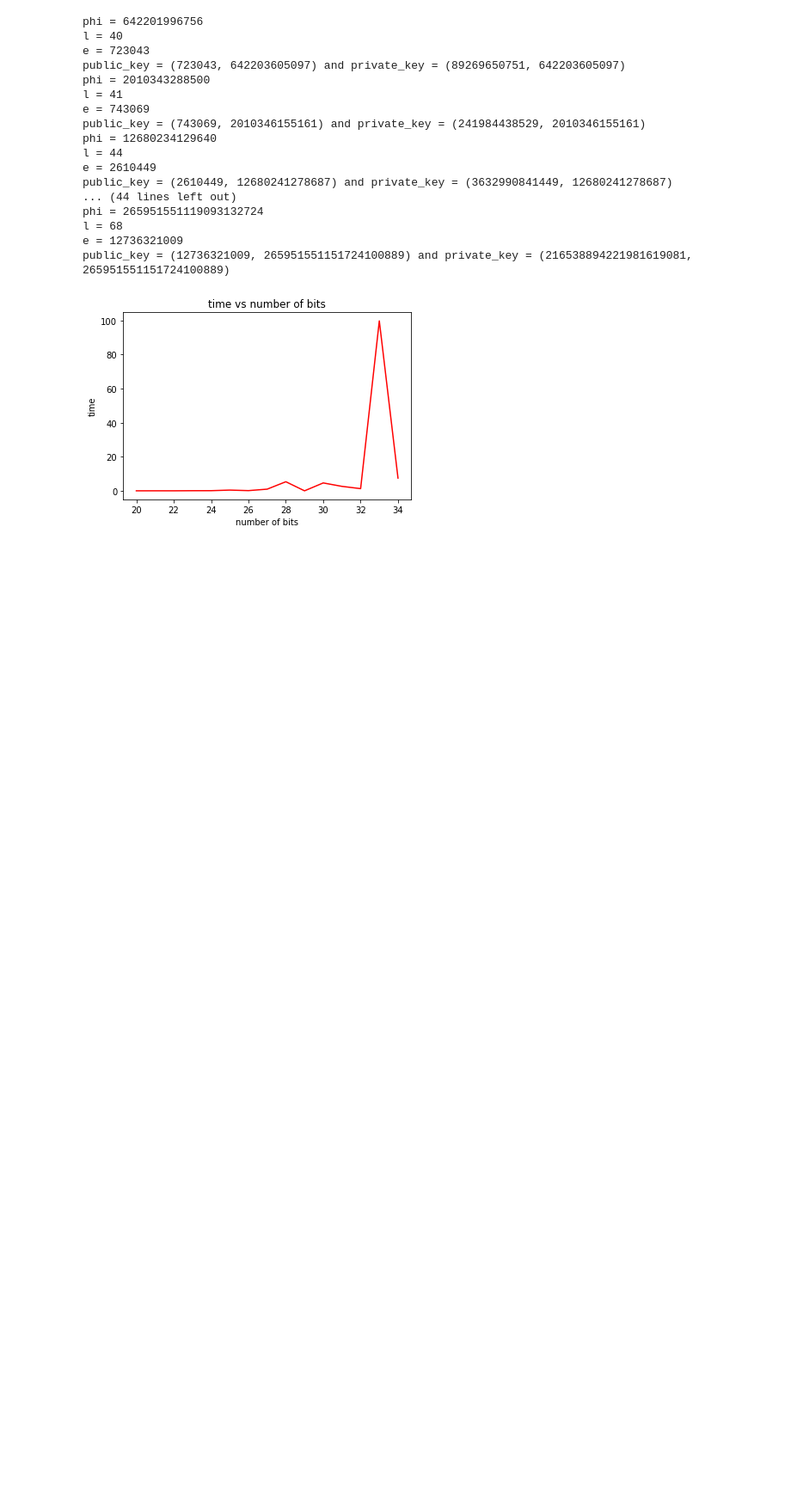
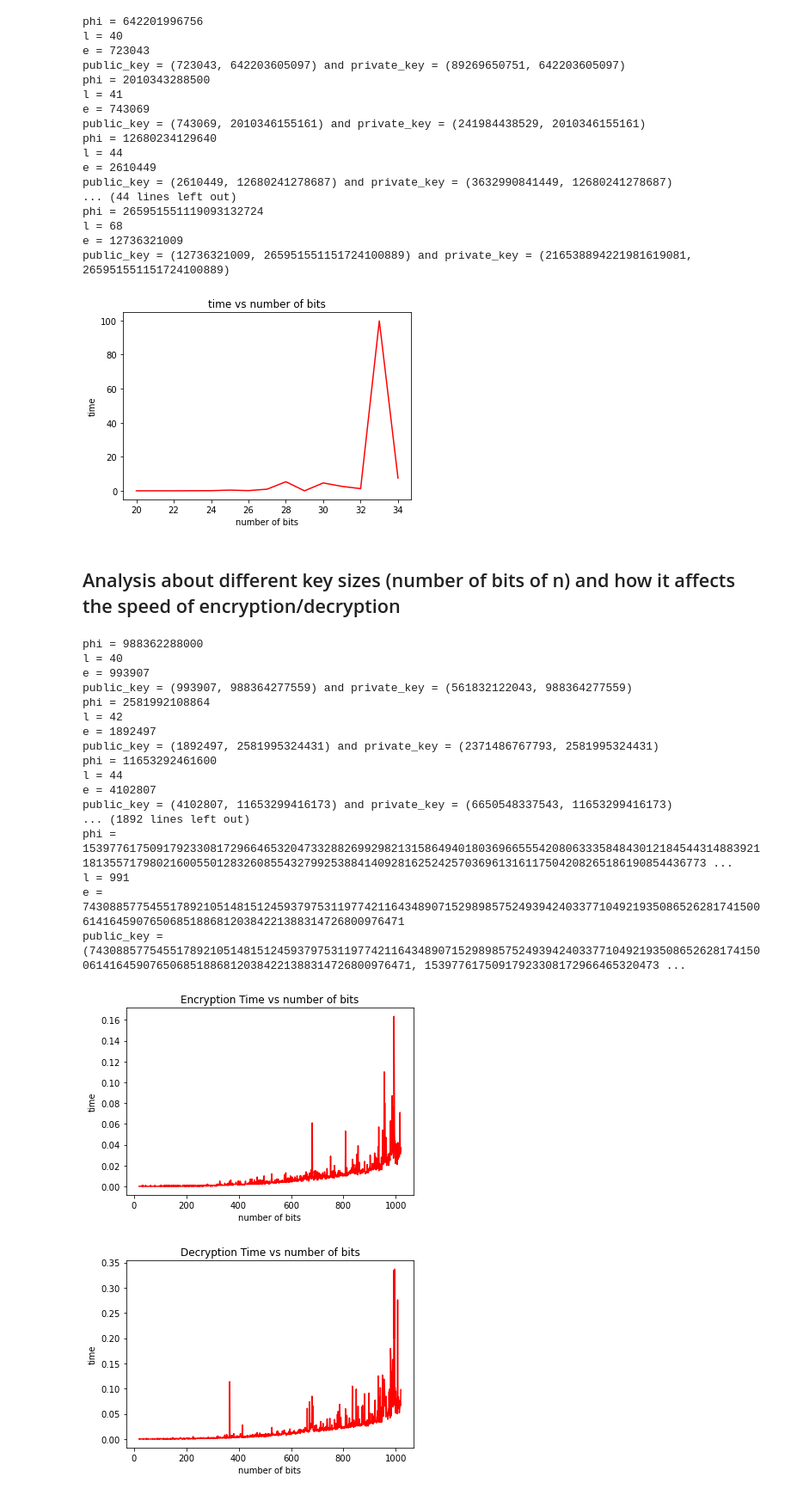
Before and after one commit to EngPeterAtef/RSA-algorithm, a Jupyter notebook: attack.ipynb, the cells around one changed output. Shown at 86% size. Cells and saved outputs as stored; diff of their text form; code cells hidden in the pictures; blank space fills up the shorter version.

```diff
--- a/attack.ipynb
+++ b/attack.ipynb
@@ -36,7 +36,7 @@ def attack(c: list[int], p: str, n: int,start:int,end:int)-> int :
 # %%
 n = 200
 msg = "hi"
-time_array = [0] * n
+enc_time_array = [0] * n
 for i in range(20,20+n):
     # the public key and the private key
     public_key, private_key = keyGeneration(i) #min number of bits is 14 34an al encryption wel decryption y4t8lo
@@ -50,8 +50,8 @@ for i in range(20,20+n):
     if d == -1:
         print("not found")
         break
-    time_array[i-20] = end-start
-plt.plot(range(20,20+n),time_array, 'r')
+    enc_time_array[i-20] = end-start
+plt.plot(range(20,20+n),enc_time_array, 'r')
 plt.xlabel("number of bits")
 plt.ylabel("time")
 plt.title("time vs number of bits")
@@ -80,7 +80,7 @@ public_key = (701244912184029502553704459268690839207659130813887965853219839029
 # %%
 n = 15
 msg = "hi"
-time_array = [0] * n
+enc_time_array = [0] * n
 for i in range(20,20+n):
     # the public key and the private key
     public_key, private_key = keyGeneration(i) #min number of bits is 14 34an al encryption wel decryption y4t8lo
@@ -92,8 +92,8 @@ for i in range(20,20+n):
     if public_key[1] != p*q:
         print("not found")
         break
-    time_array[i-20] = end-start
-plt.plot(range(20,20+n),time_array, 'r')
+    enc_time_array[i-20] = end-start
+plt.plot(range(20,20+n),enc_time_array, 'r')
 plt.xlabel("number of bits")
 plt.ylabel("time")
 plt.title("time vs number of bits")
@@ -117,3 +117,47 @@ l = 68
 e = 12736321009
 public_key = (12736321009, 265951551151724100889) and private_key = (216538894221981619081, 265951551151724100889)
 [figure]
+# %% [markdown]
+## Analysis about different key sizes (number of bits of n) and how it affects the speed of encryption/decryption
+# %%
+n = 1000
+msg = "hi"
+enc_time_array = [0] * n
+dec_time_array = [0] * n
+for i in range(20,20+n):
+    # the public key and the private key
+    public_key, private_key = keyGeneration(i) #min number of bits is 14 34an al encryption wel decryption y4t8lo
+    print(f"public_key = {public_key} and private_key = {private_key}")
+    # the ciphertext
+    start = t.time()
+    c = encryption(msg, public_key)
+    end = t.time()
+    enc_time_array[i-20] = end-start
+    start = t.time()
+    p = decryption(private_key, c)
+    end = t.time()
+    dec_time_array[i-20] = end-start
+    #for testing purpose
+    if p != msg:
+        print("Error")
+        break
+# %% [output]
+phi = 988362288000
+l = 40
+e = 993907
+public_key = (993907, 988364277559) and private_key = (561832122043, 988364277559)
+phi = 2581992108864
+l = 42
+e = 1892497
+public_key = (1892497, 2581995324431) and private_key = (2371486767793, 2581995324431)
+phi = 11653292461600
+l = 44
+e = 4102807
+public_key = (4102807, 11653299416173) and private_key = (6650548337543, 11653299416173)
+... (1892 lines left out)
+phi = 15397761750917923308172966465320473328826992982131586494018036966555420806333584843012184544314883921181355717980216005501283260855432799253884140928162524257036961316117504208265186190854436773 ...
+l = 991
+e = 74308857754551789210514815124593797531197742116434890715298985752493942403377104921935086526281741500614164590765068518868120384221388314726800976471
+public_key = (74308857754551789210514815124593797531197742116434890715298985752493942403377104921935086526281741500614164590765068518868120384221388314726800976471, 15397761750917923308172966465320473 ...
+[figure, added]
+[figure, added]
```
Also changed, not shown: parts of 2 cells of this notebook, 4 other files.
